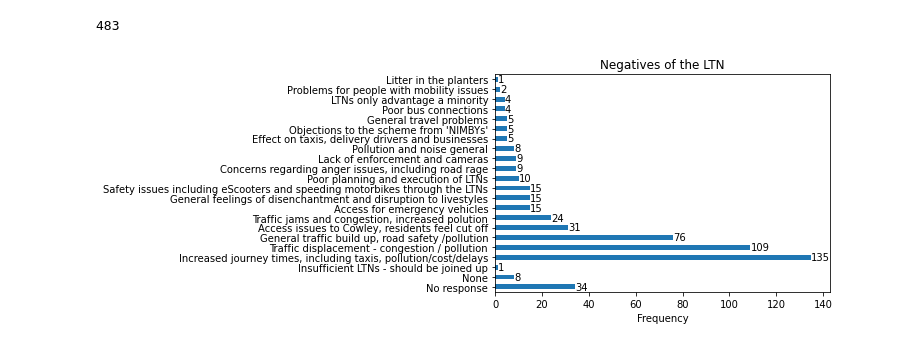
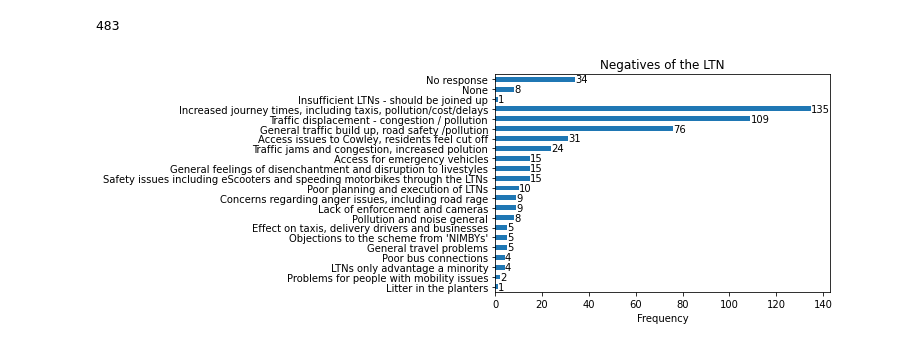
Before and after one commit to annarailton/littlemore_ltn_analysis, a Jupyter notebook: lpc_ltn_analysis.ipynb, the cells around one changed output. Saved outputs shown, nothing was run; the diff lists cells and outputs as text; code cells hidden in the pictures.

Commit message:
Add qu 10 graph, improve clarity of plots

```diff
--- a/lpc_ltn_analysis.ipynb
+++ b/lpc_ltn_analysis.ipynb
@@ -1522,13 +1511,13 @@ sum(qu8_responses["Frequency"]) - num_no_negatives - num_no_response
 # %%
 qu8_responses.set_index("Negative", inplace=True)  # To get the y labels in the plot
 # %%
-ax = qu8_responses.plot.barh()
+ax = qu8_responses.iloc[::-1].plot(figsize=(8,8), kind='barh')
 ax.bar_label(ax.containers[0])
 ax.get_legend().remove()
 ax.set_title("Negatives of the LTN")
 ax.set_xlim([0, 143])  # to fit largest count label on
 ax.set_xlabel("Frequency")
 ax.set_ylabel("")
 plt.savefig("img/14_ltn_negatives.png", bbox_inches="tight")
 # %% [output]
-[figure, old version]
+[figure, new version]
```
Also changed, not shown: parts of 6 cells of this notebook.
